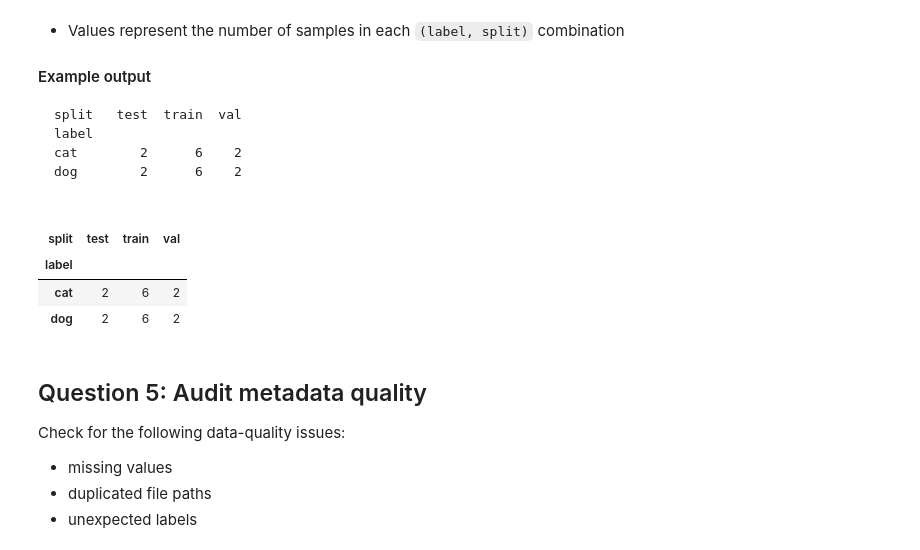
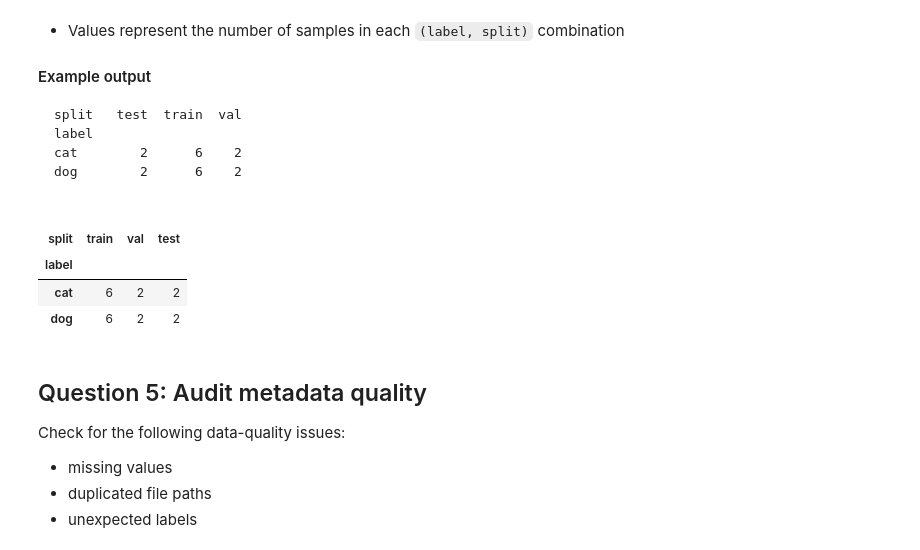
Before and after one commit to vgu-dsai-2026/lab-2-pandas-Thana-nana, a Jupyter notebook: notebook.ipynb, the cells around one changed output. Saved outputs shown, nothing was run; the diff lists cells and outputs as text; code cells hidden in the pictures.

```diff
--- a/notebook.ipynb
+++ b/notebook.ipynb
@@ -280,19 +280,23 @@ cat        2      6    2
 dog        2      6    2
 # %%
 def build_label_split_table(frame: pd.DataFrame) -> pd.DataFrame:
-    table = pd.crosstab(df["label"], df["split"])
+    table = pd.crosstab(frame["label"], frame["split"])
+    table.index.name = "label"
+    table.columns.name = "split"
+
+    table = table.reindex(columns=["train", "val", "test"], fill_value=0)
     return table
 
     raise NotImplementedError("Build the label-by-split count table.")
 
 
 label_split_table = build_label_split_table(df)
 display(label_split_table)
 # %% [output]
-| split | test | train | val |
+| split | train | val | test |
 | label |  |  |  |
-| cat | 2 | 6 | 2 |
-| dog | 2 | 6 | 2 |
+| cat | 6 | 2 | 2 |
+| dog | 6 | 2 | 2 |
 # %% [markdown]
 ## Question 5: Audit metadata quality
 
```
